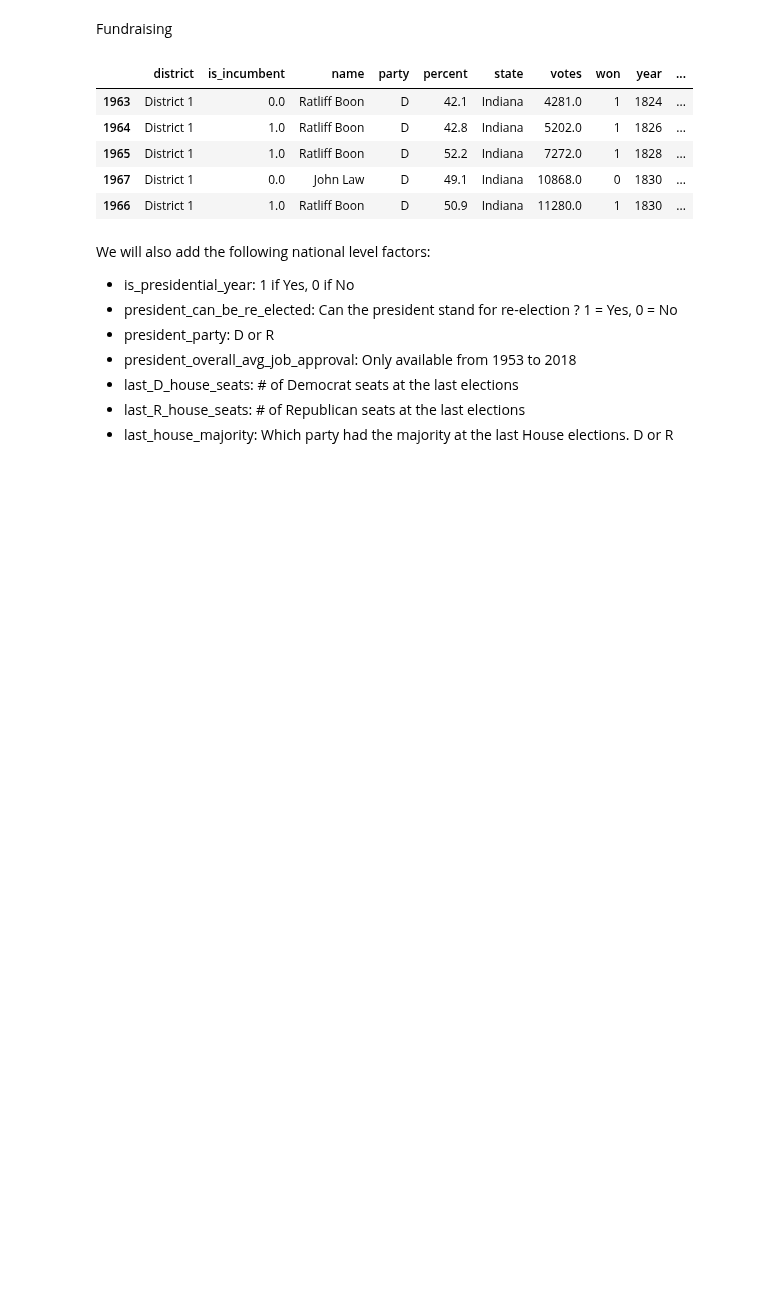
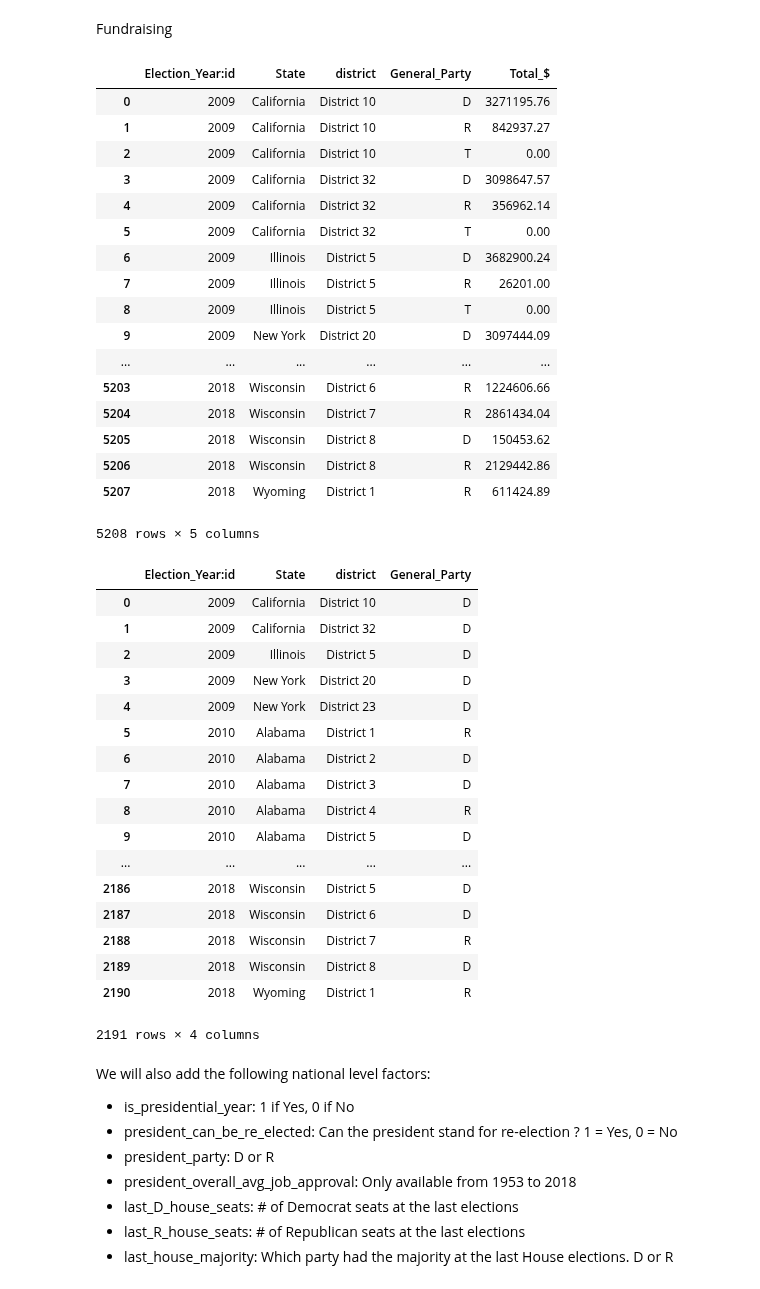
Before and after one commit to pmary/harvard_E-109A_final, a Jupyter notebook: crawler fund.ipynb, the cells around one changed output. Saved outputs shown, nothing was run; the diff lists cells and outputs as text; code cells hidden in the pictures; blank space fills up the shorter version.

Commit message:
Update crawler fund.ipynb
minor adjustments

```diff
--- a/crawler fund.ipynb
+++ b/crawler fund.ipynb
@@ -968,28 +968,60 @@ Fundraising
 # %%
 df_fund = pd.read_csv('data/Fundraising/followthemoney_2009-2018.csv')
 
 df_fund['state_abbr']=df_fund['Office_Sought'].str.split(' ', expand=True)[3]
 df_fund['district']=df_fund['Office_Sought'].str.split(' ', expand=True)[4].astype(int)
 df_fund['district']='District '+df_fund['district'].astype(str)
 df_fund['General_Party']=df_fund['General_Party'].str.slice(0,1) #['D', 'R', 'T', 'U']
 
 states = pd.read_csv('data/states.csv')
 
 df_fund=df_fund.join(states.set_index('Abbreviation'), on='state_abbr')
+df_fund_grouped=df_fund.groupby(['Election_Year:id', 'State', 'district', 'General_Party'])['Total_$'].sum().reset_index(drop=False)
+display(df_fund_grouped)
+df_fund_grouped_max=df_fund_grouped.groupby(['Election_Year:id', 'State', 'district']).agg({'Total_$': 'max', 'General_Party': 'first' })['General_Party'].reset_index(drop=False)
 
-df7=df_fund.groupby(['Election_Year:id', 'State', 'district']).agg({'Total_$': 'max', 'General_Party': 'first' })['General_Party'].reset_index(drop=False)
+df_fund_grouped_max
+#df_fund_grouped.columns=['year', 'state', 'district', 'rich party']
 
-df7.columns=['year', 'state', 'district', 'rich party']
-
-df8=augmented_df.join(df7.set_index(['year', 'state', 'district']), on=['year', 'state', 'district']).copy()
-df8.head()
+#augmented_df=augmented_df.join(df_fund_grouped.set_index(['year', 'state', 'district']), on=['year', 'state', 'district']).copy()
+#augmented_df.head()
 # %% [output]
-|  | district | is_incumbent | name | party | percent | state | votes | won | year | ... |
-| 1963 | District 1 | 0.0 | Ratliff Boon | D | 42.1 | Indiana | 4281.0 | 1 | 1824 | ... |
-| 1964 | District 1 | 1.0 | Ratliff Boon | D | 42.8 | Indiana | 5202.0 | 1 | 1826 | ... |
-| 1965 | District 1 | 1.0 | Ratliff Boon | D | 52.2 | Indiana | 7272.0 | 1 | 1828 | ... |
-| 1967 | District 1 | 0.0 | John Law | D | 49.1 | Indiana | 10868.0 | 0 | 1830 | ... |
-| 1966 | District 1 | 1.0 | Ratliff Boon | D | 50.9 | Indiana | 11280.0 | 1 | 1830 | ... |
+|  | Election_Year:id | State | district | General_Party | Total_$ |
+| 0 | 2009 | California | District 10 | D | 3271195.76 |
+| 1 | 2009 | California | District 10 | R | 842937.27 |
+| 2 | 2009 | California | District 10 | T | 0.00 |
+| 3 | 2009 | California | District 32 | D | 3098647.57 |
+| 4 | 2009 | California | District 32 | R | 356962.14 |
+| 5 | 2009 | California | District 32 | T | 0.00 |
+| 6 | 2009 | Illinois | District 5 | D | 3682900.24 |
+| 7 | 2009 | Illinois | District 5 | R | 26201.00 |
+| 8 | 2009 | Illinois | District 5 | T | 0.00 |
+| 9 | 2009 | New York | District 20 | D | 3097444.09 |
+| ... | ... | ... | ... | ... | ... |
+| 5203 | 2018 | Wisconsin | District 6 | R | 1224606.66 |
+| 5204 | 2018 | Wisconsin | District 7 | R | 2861434.04 |
+| 5205 | 2018 | Wisconsin | District 8 | D | 150453.62 |
+| 5206 | 2018 | Wisconsin | District 8 | R | 2129442.86 |
+| 5207 | 2018 | Wyoming | District 1 | R | 611424.89 |
+5208 rows × 5 columns
+|  | Election_Year:id | State | district | General_Party |
+| 0 | 2009 | California | District 10 | D |
+| 1 | 2009 | California | District 32 | D |
+| 2 | 2009 | Illinois | District 5 | D |
+| 3 | 2009 | New York | District 20 | D |
+| 4 | 2009 | New York | District 23 | D |
+| 5 | 2010 | Alabama | District 1 | R |
+| 6 | 2010 | Alabama | District 2 | D |
+| 7 | 2010 | Alabama | District 3 | D |
+| 8 | 2010 | Alabama | District 4 | R |
+| 9 | 2010 | Alabama | District 5 | D |
+| ... | ... | ... | ... | ... |
+| 2186 | 2018 | Wisconsin | District 5 | D |
+| 2187 | 2018 | Wisconsin | District 6 | D |
+| 2188 | 2018 | Wisconsin | District 7 | R |
+| 2189 | 2018 | Wisconsin | District 8 | D |
+| 2190 | 2018 | Wyoming | District 1 | R |
+2191 rows × 4 columns
 # %% [markdown]
 We will also add the following national level factors:
 
```
